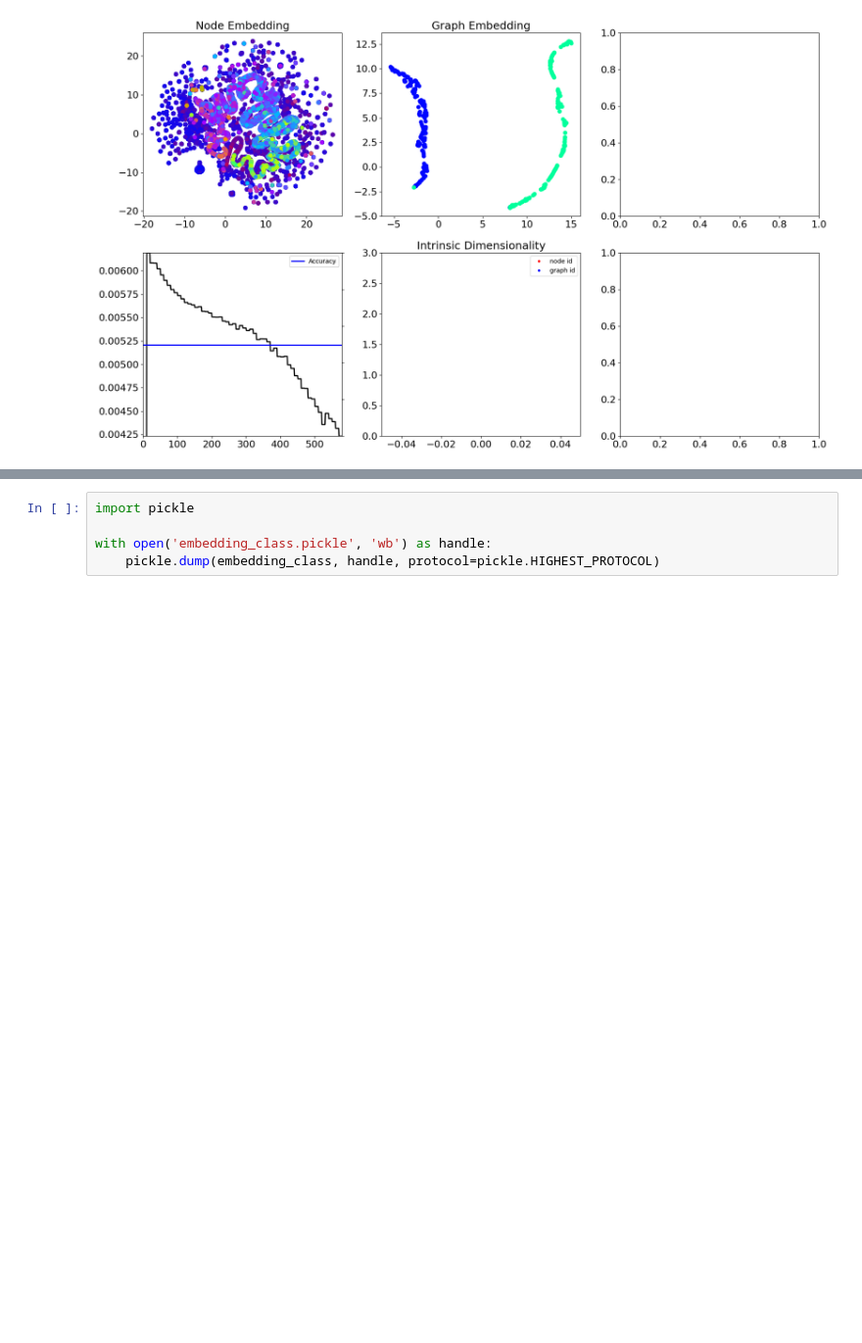
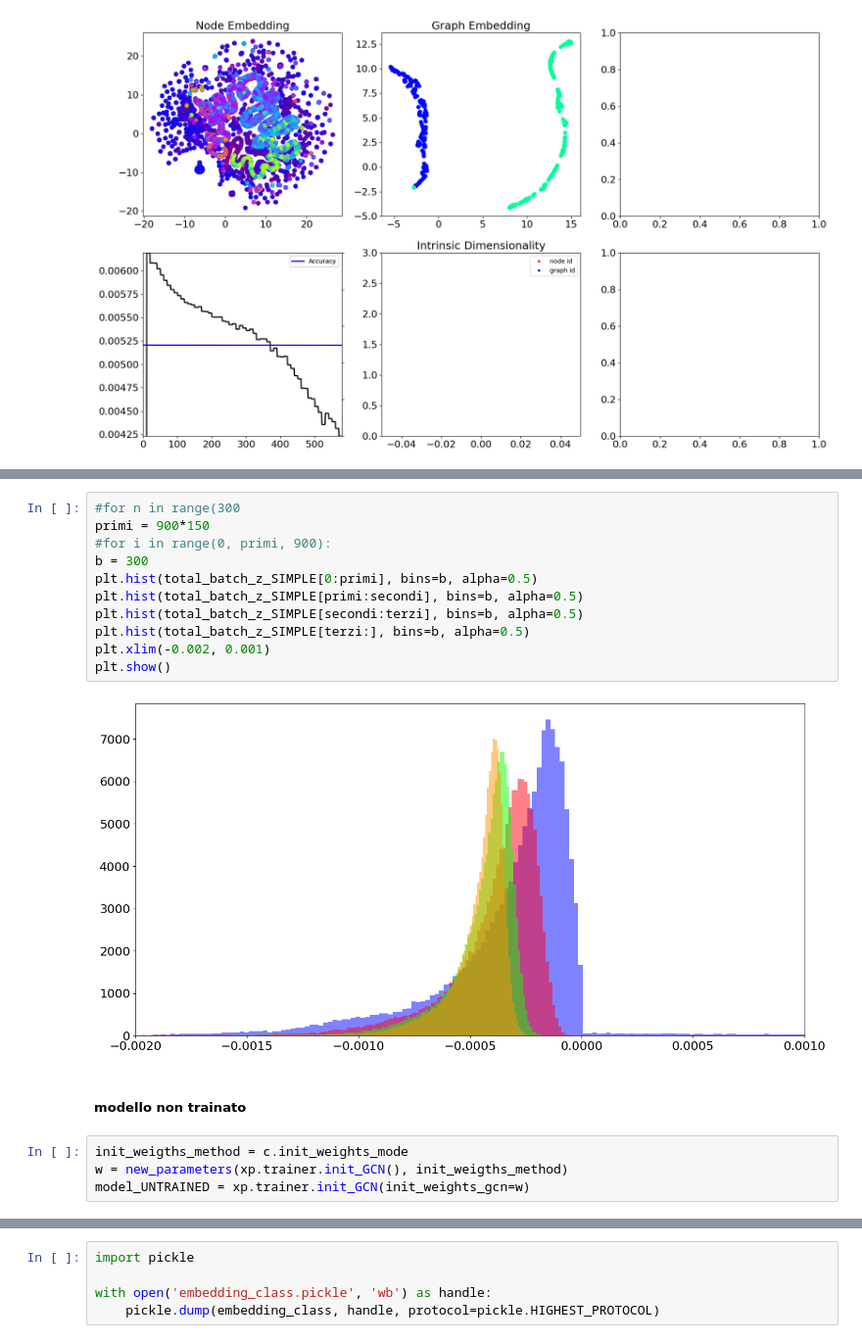
Before and after one commit to dandarm/Embednet, a Jupyter notebook: Pod_Autoencoder.ipynb, the cells around one changed output, grey strips where cells are left out. Shown at 98% size. Drawn from its saved outputs; the diff is of its cells as text; blank space fills up the shorter version.

```diff
--- a/Pod_Autoencoder.ipynb
+++ b/Pod_Autoencoder.ipynb
@@ -274,0 +338,19 @@ Plotting 2D or n>=2 embeddings...
+# %%
+#for n in range(300
+primi = 900*150
+#for i in range(0, primi, 900):
+b = 300
+plt.hist(total_batch_z_SIMPLE[0:primi], bins=b, alpha=0.5)
+plt.hist(total_batch_z_SIMPLE[primi:secondi], bins=b, alpha=0.5)
+plt.hist(total_batch_z_SIMPLE[secondi:terzi], bins=b, alpha=0.5)
+plt.hist(total_batch_z_SIMPLE[terzi:], bins=b, alpha=0.5)
+plt.xlim(-0.002, 0.001)
+plt.show()
+# %% [output]
+[figure, added]
+# %% [markdown]
+##### modello non trainato
+# %%
+init_weigths_method = c.init_weights_mode
+w = new_parameters(xp.trainer.init_GCN(), init_weigths_method)
+model_UNTRAINED = xp.trainer.init_GCN(init_weights_gcn=w)
```
Also changed, not shown: parts of 25 cells of this notebook, 5 other files.
